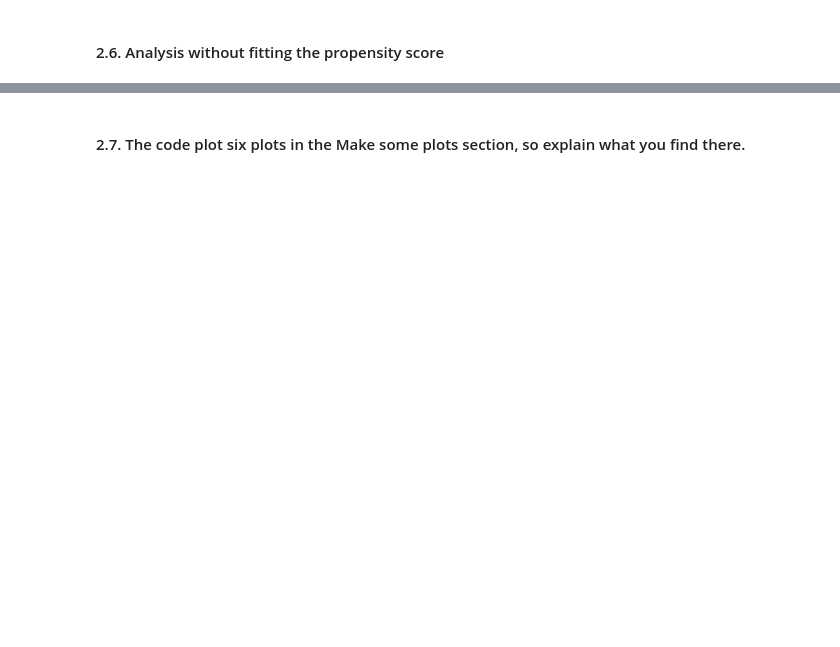
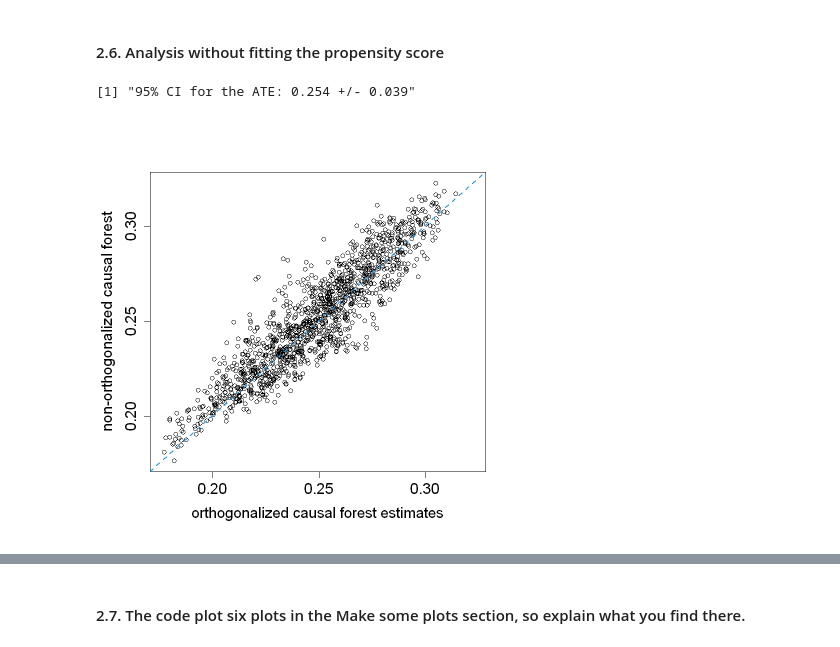
Before and after one commit to d2cml-ai/CausalAI-Course, a Jupyter notebook: labs/replication_4/lab4_group3_r.ipynb, the cells around one changed output, grey strips where cells are left out. Drawn from its saved outputs; the diff is of its cells as text; code cells hidden in the pictures; blank space fills up the shorter version.

```diff
--- a/labs/replication_4/lab4_group3_r.ipynb
+++ b/labs/replication_4/lab4_group3_r.ipynb
@@ -375,29 +382,30 @@ Signif. codes:  0 ‘***’ 0.001 ‘**’ 0.01 ‘*’ 0.05 ‘.’ 0.1 ‘ ’
 # %%
 #
 # Analaysis without fitting the propensity score
 #
 
 cf.noprop = causal_forest(X[,selected.idx], Y, W,
                           Y.hat = Y.hat, W.hat = mean(W),
                           tune.parameters = "all",
                           equalize.cluster.weights = TRUE,
                           clusters = school.id)
 tau.hat.noprop = predict(cf.noprop)$predictions
 
 ATE.noprop = average_treatment_effect(cf.noprop)
 paste("95% CI for the ATE:", round(ATE.noprop[1], 3),
       "+/-", round(qnorm(0.975) * ATE.noprop[2], 3))
 
-pdf("tauhat_noprop.pdf")
 pardef = par(mar = c(5, 4, 4, 2) + 0.5, cex.lab=1.5, cex.axis=1.5, cex.main=1.5, cex.sub=1.5)
 plot(tau.hat, tau.hat.noprop,
      xlim = range(tau.hat, tau.hat.noprop),
      ylim = range(tau.hat, tau.hat.noprop),
      xlab = "orthogonalized causal forest estimates",
      ylab = "non-orthogonalized causal forest")
 abline(0, 1, lwd = 2, lty = 2, col = 4)
 par = pardef
-dev.off()
+# %% [output]
+[1] "95% CI for the ATE: 0.254 +/- 0.039"
+[figure, added]
 # %%
 #
 # Train forest on school-wise DR scores
```
Also changed, not shown: parts of 10 cells of this notebook.
